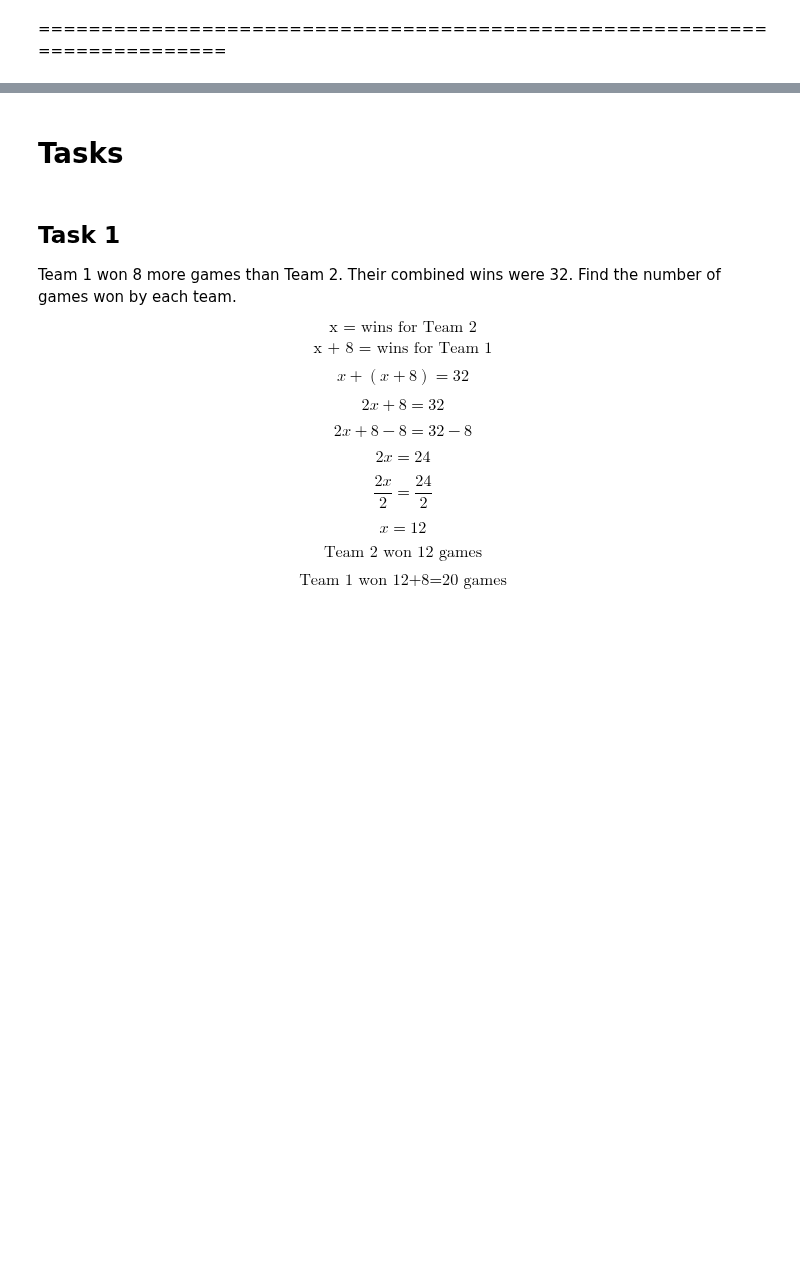
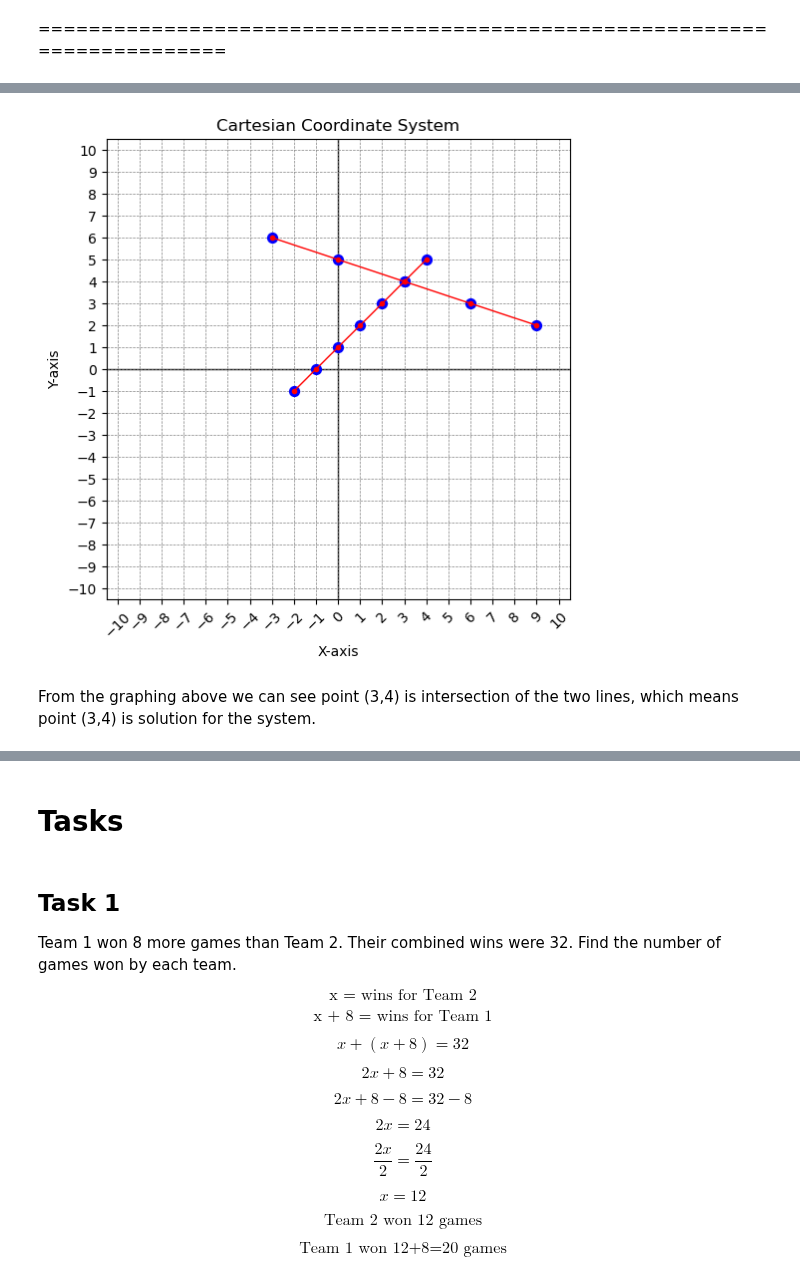
Before and after one commit to BZIvanov/Learning-Algebra, a Jupyter notebook: Algebra1/Algebra1.ipynb, the cells around one changed output, grey strips where cells are left out. Cells and saved outputs as stored; diff of their text form; code cells hidden in the pictures; blank space fills up the shorter version.

```diff
--- a/Algebra1/Algebra1.ipynb
+++ b/Algebra1/Algebra1.ipynb
@@ -1017,0 +1108,11 @@ We can see the result is false, because points on the line are not solutions and
+# %%
+draw_cartesian_system(
+    [
+        [(-2, -1), (-1, 0), (0, 1), (1, 2), (2, 3), (3, 4), (4, 5)],
+        [(-3, 6), (0, 5), (3, 4), (6, 3), (9, 2)]
+    ]
+)
+# %% [output]
+[figure, added]
+# %% [markdown]
+From the graphing above we can see point (3,4) is intersection of the two lines, which means point (3,4) is solution for the system.
```
Also changed, not shown: parts of 16 cells of this notebook.
